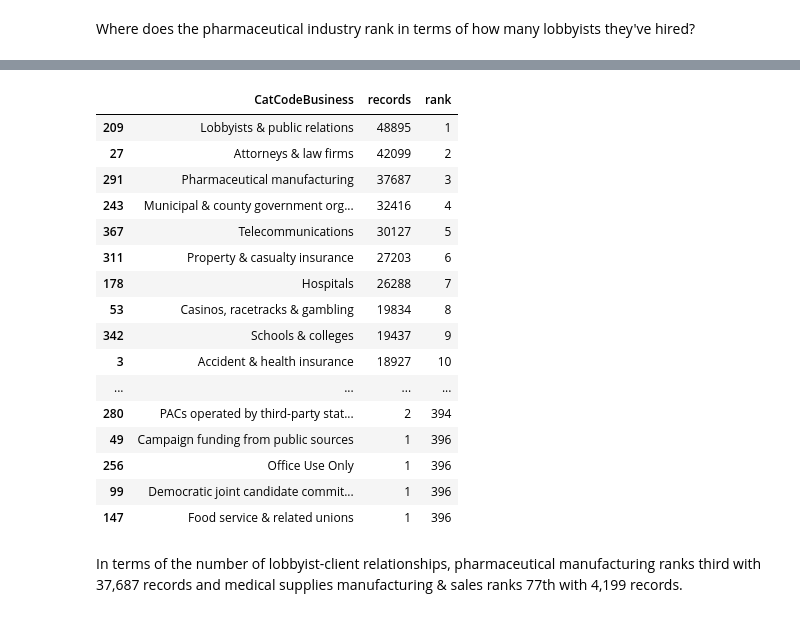
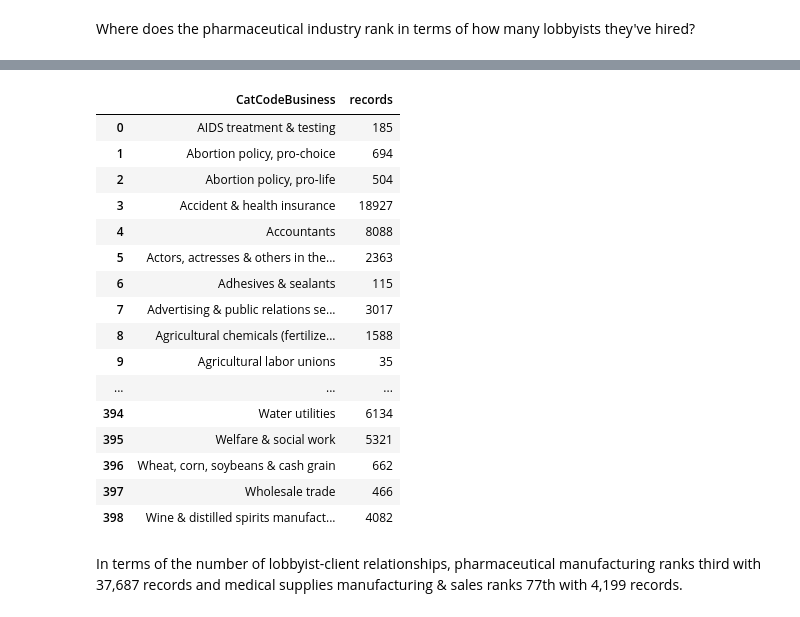
Before and after one commit to PublicI/medicaid-influence-analysis, a Jupyter notebook: pharmaceutical_lobbying.ipynb, the cells around one changed output, grey strips where cells are left out. Drawn from its saved outputs; the diff is of its cells as text; code cells hidden in the pictures.

```diff
--- a/pharmaceutical_lobbying.ipynb
+++ b/pharmaceutical_lobbying.ipynb
@@ -5,7 +7,6 @@ What is the extent of state-level lobbying by pharmaceutical interests?
 # %%
 import numpy as np
 import pandas as pd
-pd.set_option("display.max_rows", 500)
 # %%
 lobbying = pd.read_csv("data/ASAYLobClientsWCoding.txt", sep="\t", dtype={"ClientEID": object, "LobbyistEID": object, "Affiliate": object})
 lobbying.info()
@@ -182,26 +171,27 @@ Where does the pharmaceutical industry rank in terms of how many lobbyists they'
 # %%
 business_categories = lobbying.groupby("CatCodeBusiness").size()
 business_categories = business_categories.reset_index(name="records")
+business_categories
 business_categories["rank"] = business_categories["records"].rank(method="min", ascending=False).astype(int)
 business_categories.sort_values("records", ascending=False)
 # %% [output]
-|  | CatCodeBusiness | records | rank |
-| 209 | Lobbyists & public relations | 48895 | 1 |
-| 27 | Attorneys & law firms | 42099 | 2 |
-| 291 | Pharmaceutical manufacturing | 37687 | 3 |
-| 243 | Municipal & county government org... | 32416 | 4 |
-| 367 | Telecommunications | 30127 | 5 |
-| 311 | Property & casualty insurance | 27203 | 6 |
-| 178 | Hospitals | 26288 | 7 |
-| 53 | Casinos, racetracks & gambling | 19834 | 8 |
-| 342 | Schools & colleges | 19437 | 9 |
-| 3 | Accident & health insurance | 18927 | 10 |
-| ... | ... | ... | ... |
-| 280 | PACs operated by third-party stat... | 2 | 394 |
-| 49 | Campaign funding from public sources | 1 | 396 |
-| 256 | Office Use Only | 1 | 396 |
-| 99 | Democratic joint candidate commit... | 1 | 396 |
-| 147 | Food service & related unions | 1 | 396 |
+|  | CatCodeBusiness | records |
+| 0 | AIDS treatment & testing | 185 |
+| 1 | Abortion policy, pro-choice | 694 |
+| 2 | Abortion policy, pro-life | 504 |
+| 3 | Accident & health insurance | 18927 |
+| 4 | Accountants | 8088 |
+| 5 | Actors, actresses & others in the... | 2363 |
+| 6 | Adhesives & sealants | 115 |
+| 7 | Advertising & public relations se... | 3017 |
+| 8 | Agricultural chemicals (fertilize... | 1588 |
+| 9 | Agricultural labor unions | 35 |
+| ... | ... | ... |
+| 394 | Water utilities | 6134 |
+| 395 | Welfare & social work | 5321 |
+| 396 | Wheat, corn, soybeans & cash grain | 662 |
+| 397 | Wholesale trade | 466 |
+| 398 | Wine & distilled spirits manufact... | 4082 |
 # %% [markdown]
 In terms of the number of lobbyist-client relationships, pharmaceutical manufacturing ranks third with 37,687 records and medical supplies manufacturing & sales ranks 77th with 4,199 records.
 # %% [markdown]
```
Also changed, not shown: parts of 20 cells of this notebook, 2 other files.
